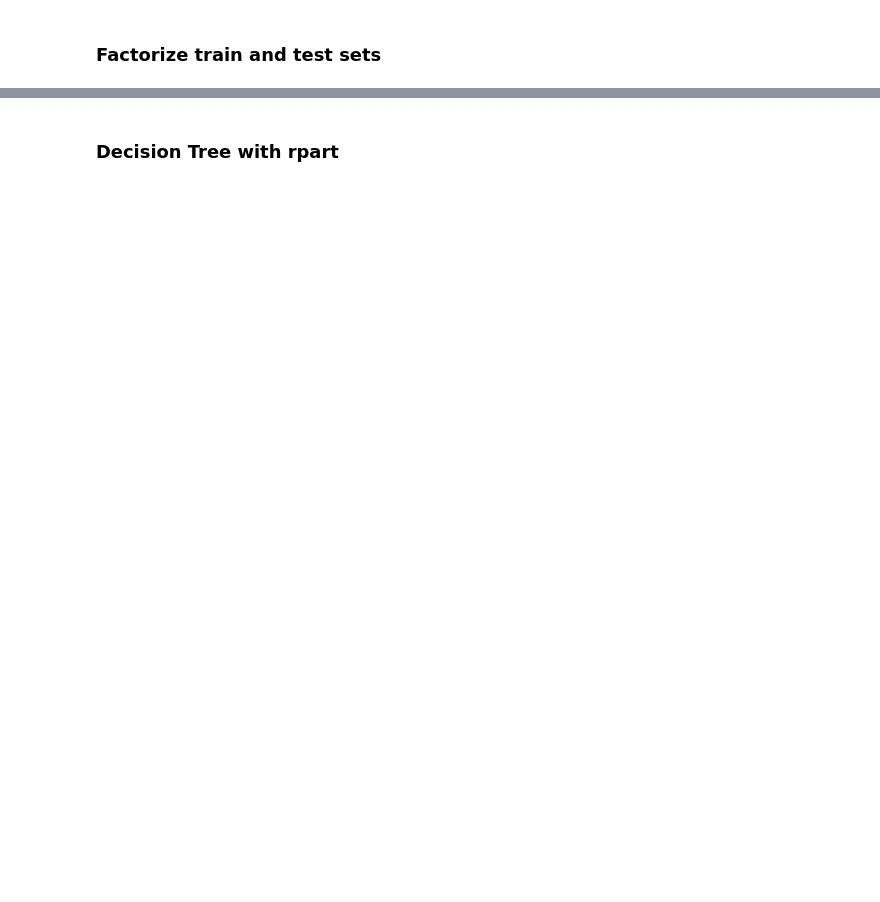
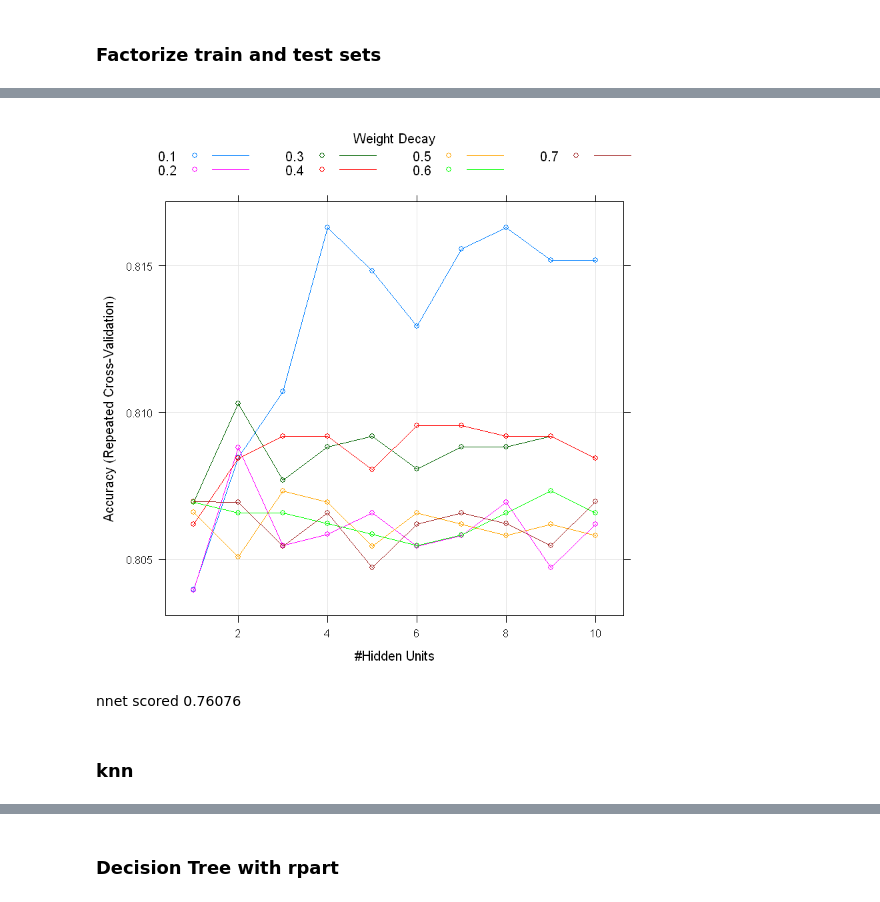
Before and after one commit to ktyap/titanic_kaggle, a Jupyter notebook: titanic_Rnb.ipynb, the cells around one changed output, grey strips where cells are left out. Drawn from its saved outputs; the diff is of its cells as text; code cells hidden in the pictures; blank space fills up the shorter version.

```diff
--- a/titanic_Rnb.ipynb
+++ b/titanic_Rnb.ipynb
@@ -199,0 +221,5 @@ titanic_test_factorized <- titanic_test %>% mutate(Pclass = factor(Pclass),
+# %%
+fit_nnet <- train(Survived ~ ., method = "nnet", data = titanic_train_factorized,
+                 tuneGrid = expand.grid(size = seq(from = 1, to = 10, by = 1),
+                        decay = seq(from = 0.1, to = 0.7, by = 0.1)),
+                 trControl = trainControl(method="repeatedcv", number=10, repeats = 3))
@@ -199,0 +284,4 @@ titanic_test_factorized <- titanic_test %>% mutate(Pclass = factor(Pclass),
+# %%
+plot(fit_nnet)
+# %% [output]
+[figure, added]
@@ -199,0 +293,4 @@ titanic_test_factorized <- titanic_test %>% mutate(Pclass = factor(Pclass),
+# %% [markdown]
+nnet scored 0.76076
+# %% [markdown]
+### knn
```
Also changed, not shown: parts of 56 cells of this notebook, 4 other files.
